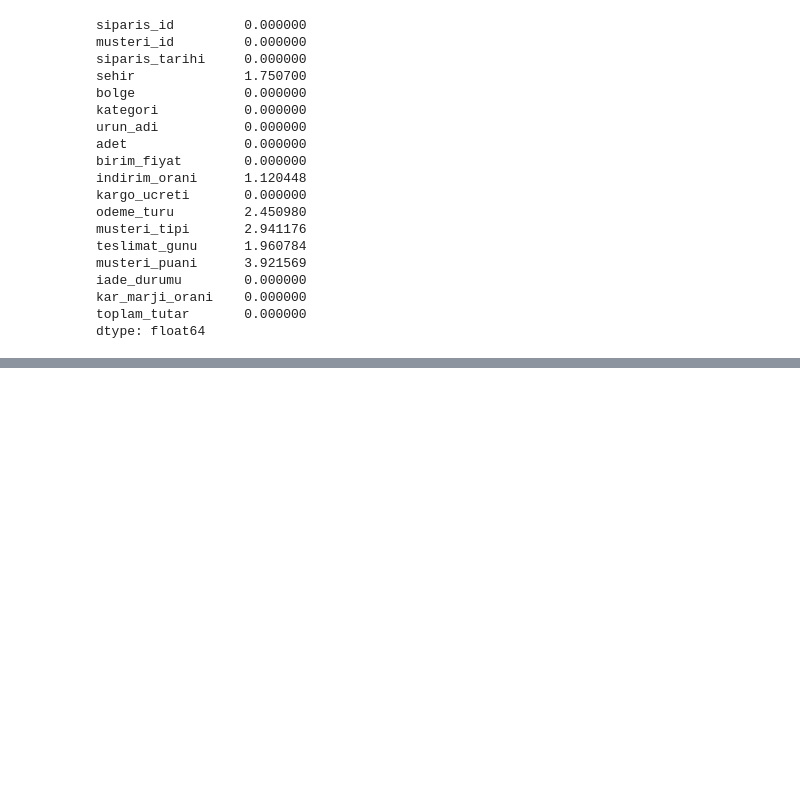
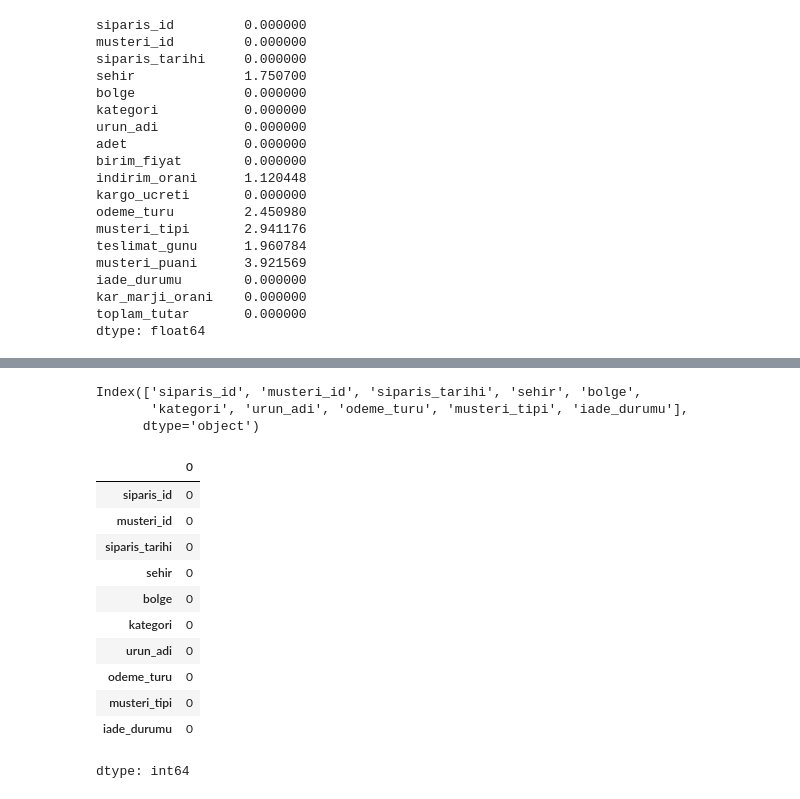
Before and after one commit to YunusEmre214/Data_Science_Colab, a Jupyter notebook: Data_Science.ipynb, the cells around one changed output, grey strips where cells are left out. Drawn from its saved outputs; the diff is of its cells as text; code cells hidden in the pictures; blank space fills up the shorter version.

```diff
--- a/Data_Science.ipynb
+++ b/Data_Science.ipynb
@@ -239,0 +255,4 @@ missing_data_row.head(10)
+# %%
+for column in numeric_column:
+  df_average[column]=df_average[column].fillna(df_average[column].mean())
+df_average[numeric_column].isnull().sum()
@@ -239,0 +270,6 @@ missing_data_row.head(10)
+# %%
+#14.Sayısal eksik verileri medyan ile doldurma
+df_median=df.copy()
+for column in numeric_column:
+  df_median[column]=df_median[column].fillna(df_median[column].median())
+df_median[numeric_column].isnull().sum()
@@ -239,0 +287,6 @@ missing_data_row.head(10)
+# %%
+#15.Sayısal eksik verileri mod ile doldurma
+df_mod=df.copy()
+for  column in numeric_column:
+  df_mod[column]=df_mod[column].fillna(df_mod[column].mode()[0])
+df_mod[numeric_column].isnull().sum()
@@ -239,0 +304,27 @@ missing_data_row.head(10)
+# %%
+#16.Kategorik eksik verileri mod ile doldurma
+df_mod_categorical=df.copy()
+categorical_column=df_mod_categorical.select_dtypes(include=["object"]).columns
+categorical_column
+# %% [output]
+Index(['siparis_id', 'musteri_id', 'siparis_tarihi', 'sehir', 'bolge',
+       'kategori', 'urun_adi', 'odeme_turu', 'musteri_tipi', 'iade_durumu'],
+      dtype='object')
+# %%
+for column in categorical_column:
+  mod_value=df_mod_categorical[column].mode()[0]
+  df_mod_categorical[column]=df_mod_categorical[column].fillna(mod_value)
+df_mod_categorical[categorical_column].isnull().sum()
+# %% [output]
+|  | 0 |
+| siparis_id | 0 |
+| musteri_id | 0 |
+| siparis_tarihi | 0 |
+| sehir | 0 |
+| bolge | 0 |
+| kategori | 0 |
+| urun_adi | 0 |
+| odeme_turu | 0 |
+| musteri_tipi | 0 |
+| iade_durumu | 0 |
+dtype: int64
```
Also changed, not shown: parts of 9 cells of this notebook.
